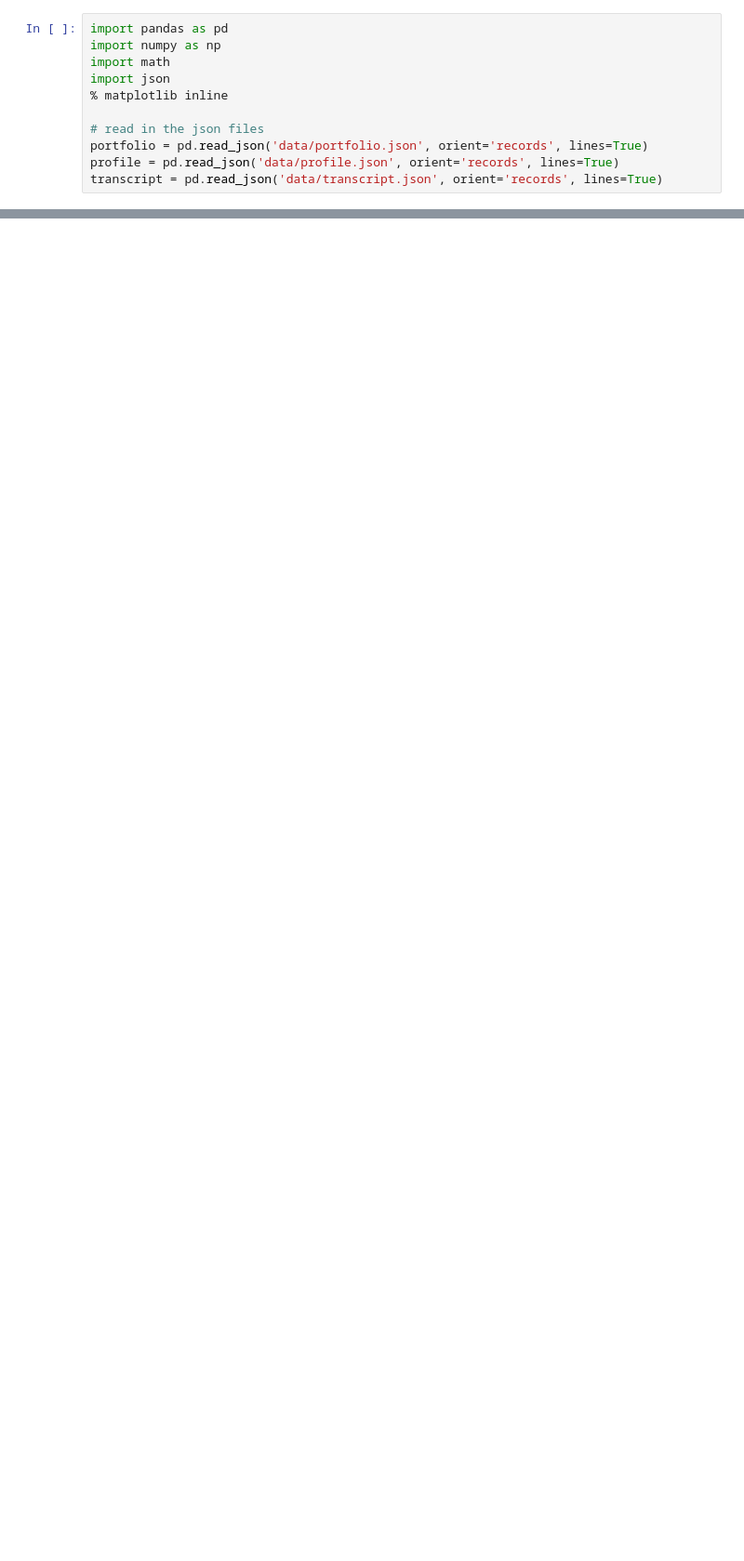
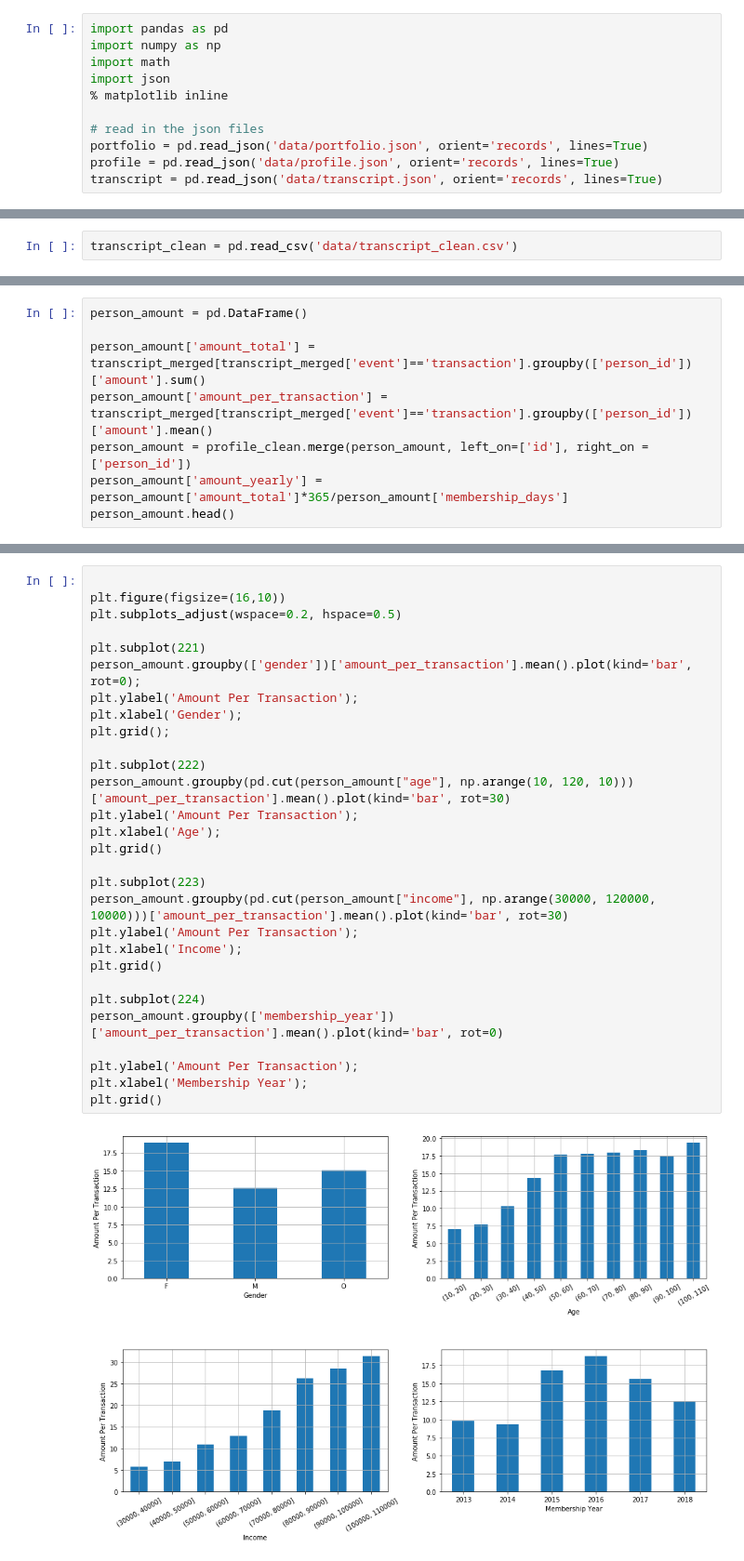
Before and after one commit to xu4/sagemaker-Starbucks-Customer-Behavior, a Jupyter notebook: Starbucks.ipynb, the cells around one changed output, grey strips where cells are left out. Shown at 93% size. Saved outputs shown, nothing was run; the diff lists cells and outputs as text; blank space fills up the shorter version.

```diff
--- a/Starbucks.ipynb
+++ b/Starbucks.ipynb
@@ -367,0 +212,2 @@ transcript_merged[transcript_merged[]='389bc3fa690240e798340f5a15918d5c']
+# %%
+transcript_clean = pd.read_csv('data/transcript_clean.csv')
@@ -367,0 +295,8 @@ transcript_merged[transcript_merged[]='389bc3fa690240e798340f5a15918d5c']
+# %%
+person_amount = pd.DataFrame()
+
+person_amount['amount_total'] = transcript_merged[transcript_merged['event']=='transaction'].groupby(['person_id'])['amount'].sum()
+person_amount['amount_per_transaction'] = transcript_merged[transcript_merged['event']=='transaction'].groupby(['person_id'])['amount'].mean()
+person_amount = profile_clean.merge(person_amount, left_on=['id'], right_on = ['person_id'])
+person_amount['amount_yearly'] = person_amount['amount_total']*365/person_amount['membership_days']
+person_amount.head()
@@ -367,0 +310,31 @@ transcript_merged[transcript_merged[]='389bc3fa690240e798340f5a15918d5c']
+# %%
+
+plt.figure(figsize=(16,10))
+plt.subplots_adjust(wspace=0.2, hspace=0.5)
+
+plt.subplot(221)
+person_amount.groupby(['gender'])['amount_per_transaction'].mean().plot(kind='bar', rot=0);
+plt.ylabel('Amount Per Transaction');
+plt.xlabel('Gender');
+plt.grid();
+
+plt.subplot(222)
+person_amount.groupby(pd.cut(person_amount["age"], np.arange(10, 120, 10)))['amount_per_transaction'].mean().plot(kind='bar', rot=30)
+plt.ylabel('Amount Per Transaction');
+plt.xlabel('Age');
+plt.grid()
+
+plt.subplot(223)
+person_amount.groupby(pd.cut(person_amount["income"], np.arange(30000, 120000, 10000)))['amount_per_transaction'].mean().plot(kind='bar', rot=30)
+plt.ylabel('Amount Per Transaction');
+plt.xlabel('Income');
+plt.grid()
+
+plt.subplot(224)
+person_amount.groupby(['membership_year'])['amount_per_transaction'].mean().plot(kind='bar', rot=0)
+
+plt.ylabel('Amount Per Transaction');
+plt.xlabel('Membership Year');
+plt.grid()
+# %% [output]
+[figure, added]
```
Also changed, not shown: parts of 132 cells of this notebook.
